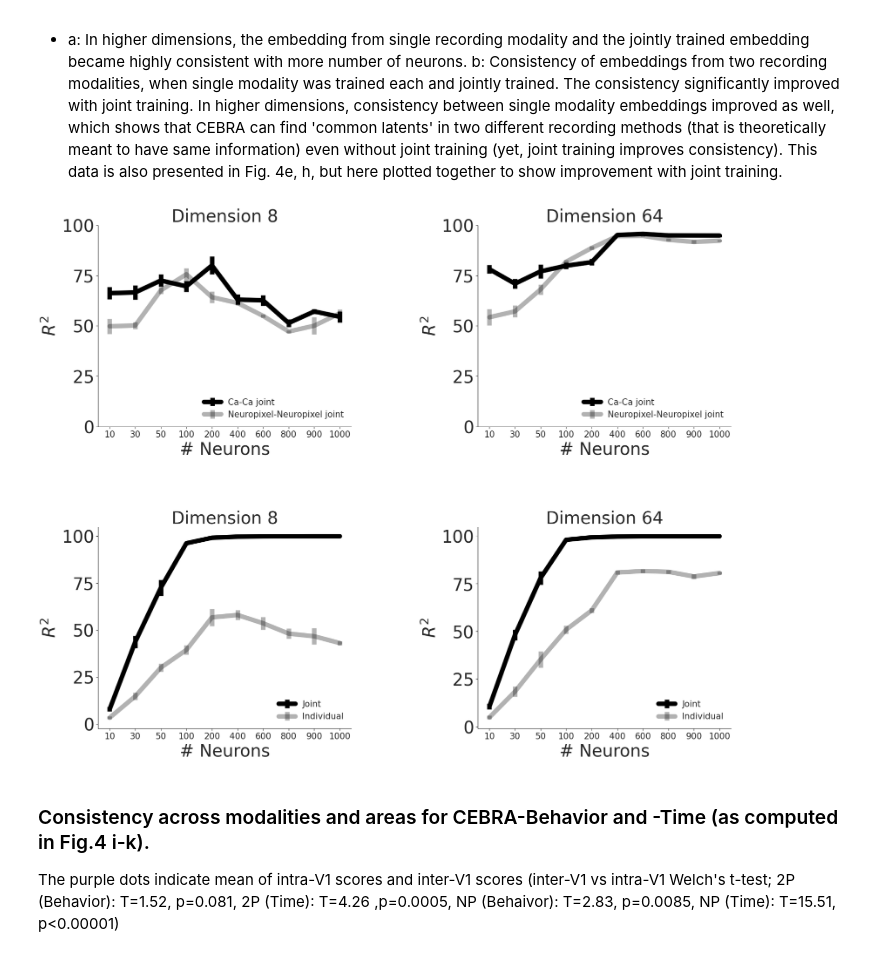
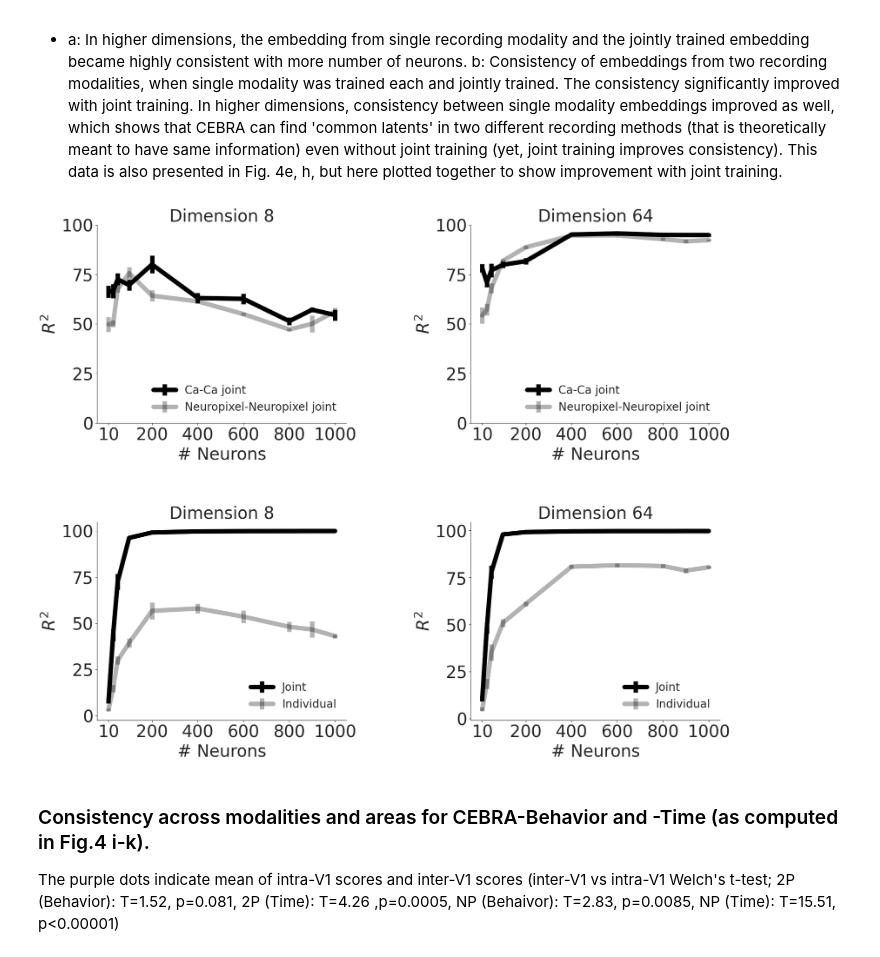
Before and after one commit to AdaptiveMotorControlLab/cebra-figures, a Jupyter notebook: figures/ExtendedDataFigure10.ipynb, the cells around one changed output. Cells and saved outputs as stored; diff of their text form; code cells hidden in the pictures.

```diff
--- a/figures/ExtendedDataFigure10.ipynb
+++ b/figures/ExtendedDataFigure10.ipynb
@@ -88,15 +88,16 @@ def set_ax(ax):
     ax.spines["right"].set_visible(False)
     ax.spines["top"].set_visible(False)
     ax.set_xticks(
-        np.arange(10), [10, 30, 50, 100, 200, 400, 600, 800, 900, 1000], fontsize=15
+        [10, 200, 400, 600, 800, 1000], [10, 200, 400, 600, 800, 1000], fontsize=30
     )
     ax.set_yticks(np.linspace(0, 100, 5), np.linspace(0, 100, 5).astype(int), fontsize=30)
     ax.set_xlabel("# Neurons", fontsize=30)
     ax.set_ylabel("$R^2$", fontsize=30)
-    l1 = ax.legend(fontsize=15, loc="lower right", title_fontsize=15, frameon=False)
+    l1 = ax.legend(fontsize=20, loc="lower right", title_fontsize=15, frameon=False)
 
 fig=plt.figure(figsize=(20, 16))
 plt.subplots_adjust(wspace=0.5, hspace=0.5)
+ns = [10, 30, 50, 100, 200, 400, 600, 800, 900, 1000]
 for i, d in enumerate([8, 64]):
     ax1 = plt.subplot(2, 2, i + 1)
 
@@ -104,7 +105,7 @@ for i, d in enumerate([8, 64]):
     np_np_joint_res = get_mean_err_dic(data["consistency"]["np-np_joint"][d])
 
     ax1.errorbar(
-        np.arange(10),
+        ns,
         ca_ca_joint_res[0],
         ca_ca_joint_res[1],
         label="Ca-Ca joint",
@@ -113,7 +114,7 @@ for i, d in enumerate([8, 64]):
         linewidth=8,
     )
     ax1.errorbar(
-        np.arange(10),
+        ns,
         np_np_joint_res[0],
         np_np_joint_res[1],
         label="Neuropixel-Neuropixel joint",
@@ -123,36 +124,36 @@ for i, d in enumerate([8, 64]):
         linewidth=8,
     )
     set_ax(ax1)
     ax1.set_title(f'Dimension {d}', fontsize=30)
 
     ax2 = plt.subplot(2, 2, (i + 3))
 
     individual = get_mean_err_dic(data["consistency"]["individual"][d])
     joint = get_mean_err_dic(data["consistency"]["joint"][d])
 
     ax2.errorbar(
-        np.arange(10),
+        ns,
         joint[0],
         joint[1],
         label="Joint",
         color="black",
         markersize=20,
         linewidth=8,
     )
     ax2.errorbar(
-        np.arange(10),
+        ns,
         individual[0],
         individual[1],
         label="Individual",
         alpha=0.3,
         color="black",
         markersize=20,
         linewidth=8,
     )
     set_ax(ax2)
     ax2.set_title(f"Dimension {d}", fontsize=30)
 # %% [output]
-[figure, old version]
+[figure, new version]
 # %% [markdown]
 ###  Consistency across modalities and areas for CEBRA-Behavior and -Time (as computed in Fig.4 i-k).
 
```
Also changed, not shown: parts of 6 cells of this notebook, 4 other files.
